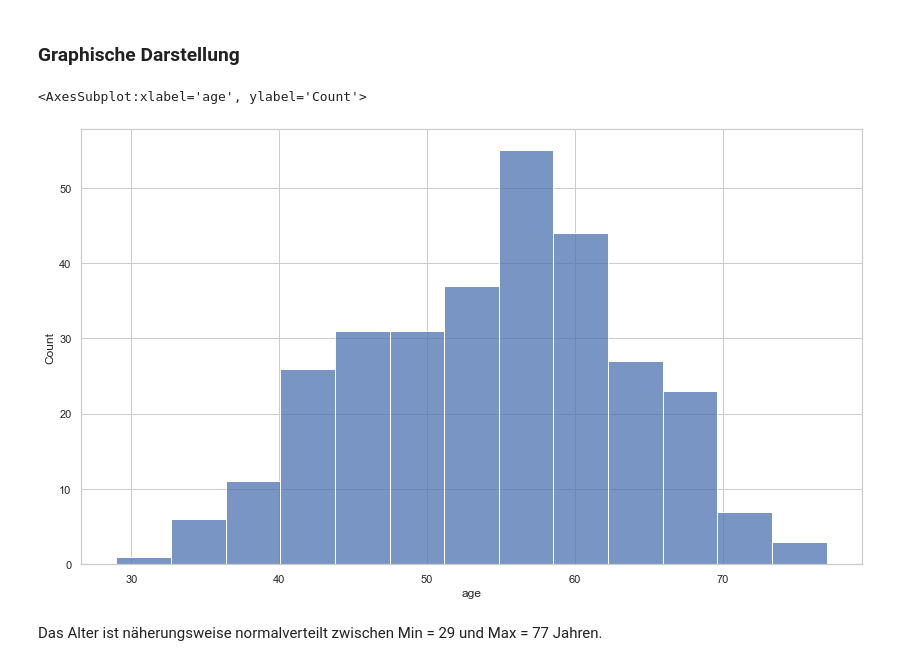
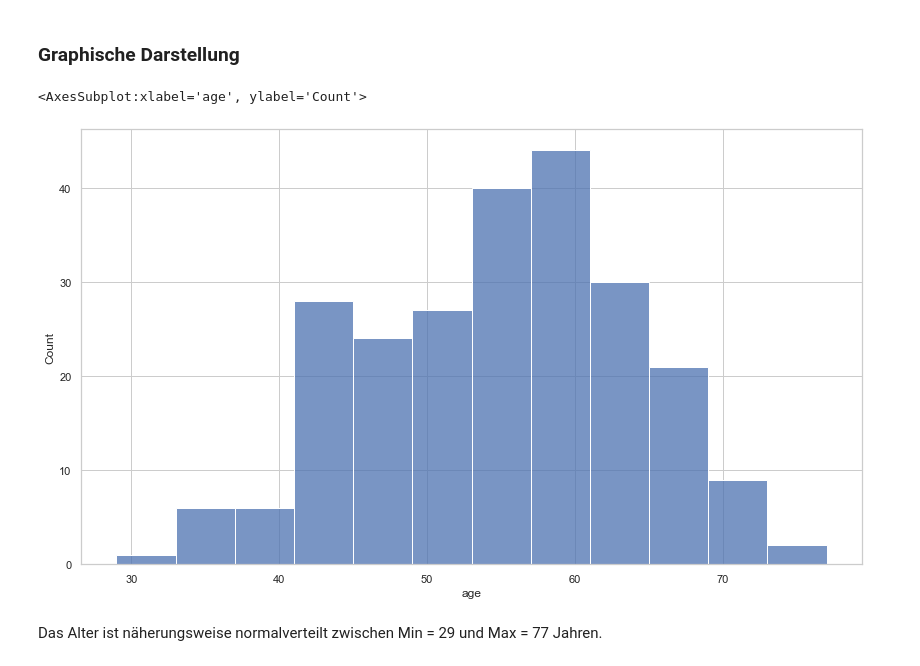
Before and after one commit to DeamonAmelie/heart, a Jupyter notebook: playwithdata.ipynb, the cells around one changed output. Cells and saved outputs as stored; diff of their text form; code cells hidden in the pictures.

```diff
--- a/playwithdata.ipynb
+++ b/playwithdata.ipynb
@@ -36,5 +26,5 @@ df = load_heart_data()
 # %%
-#df = pd.read_csv("/content/heart.csv")
+df = pd.read_csv("/content/heart.csv")
 df.head()
 # %% [output]
 |  | age | sex | cp | trtbps | chol | fbs | restecg | thalachh | exng | oldpeak | slp | ... |
@@ -271,11 +264,11 @@ heart_train.describe()
 # %%
 #Histogram mit Seaborn
 import seaborn as sns
 plt.figure(figsize=(14,8))
-sns.histplot(df['age'], kde=False)
+sns.histplot(heart_train['age'], kde=False)
 # %% [output]
 <AxesSubplot:xlabel='age', ylabel='Count'>
-[figure, old version]
+[figure, new version]
 # %% [markdown]
 Das Alter ist näherungsweise normalverteilt zwischen Min = 29 und Max = 77 Jahren.
 # %%
```
Also changed, not shown: parts of 89 cells of this notebook.
